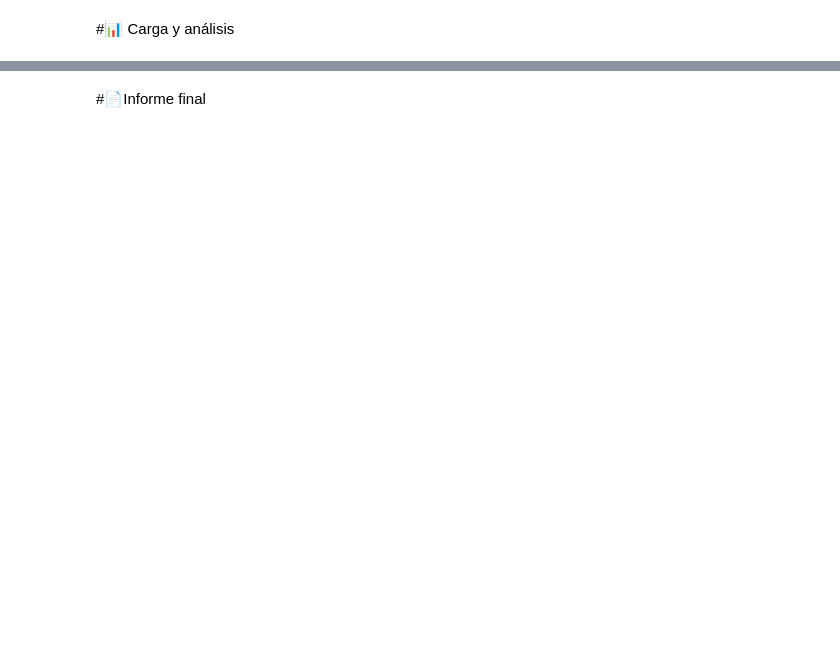
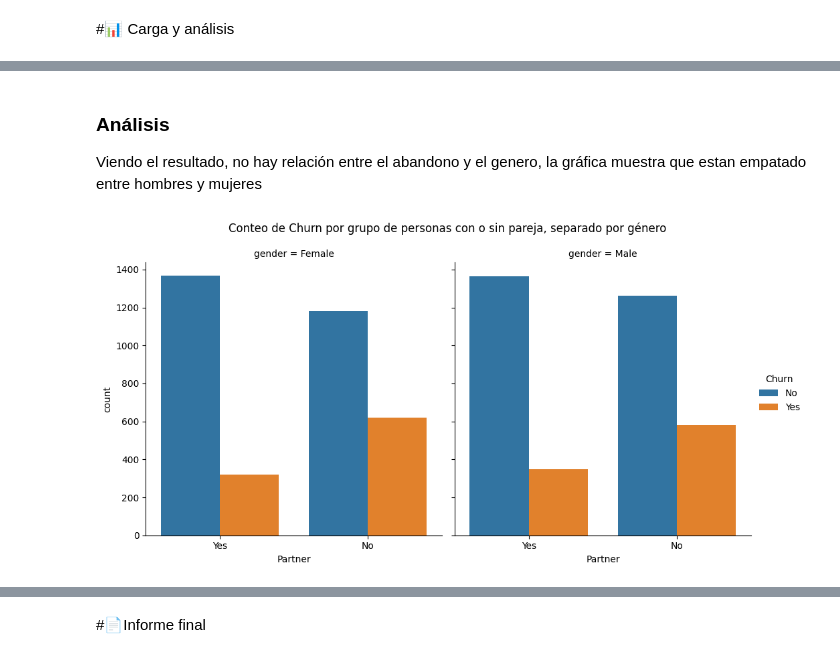
Before and after one commit to Cristiand056/Alura_Teleconx_LATAM, a Jupyter notebook: TelecomX_LATAM.ipynb, the cells around one changed output, grey strips where cells are left out. Cells and saved outputs as stored; diff of their text form; code cells hidden in the pictures; blank space fills up the shorter version.

```diff
--- a/TelecomX_LATAM.ipynb
+++ b/TelecomX_LATAM.ipynb
@@ -8,0 +198,10 @@
+# %% [markdown]
+### Análisis
+Viendo el resultado, no hay relación entre el abandono y el genero, la gráfica muestra que estan empatado entre hombres y mujeres
+# %%
+sns.catplot(data=df_completo, x='Partner', hue='Churn', col='gender', kind='count', height=5, aspect=1)
+plt.suptitle('Conteo de Churn por grupo de personas con o sin pareja, separado por género', y=1.05)
+
+plt.show()
+# %% [output]
+[figure, added]
```
Also changed, not shown: parts of 28 cells of this notebook.
